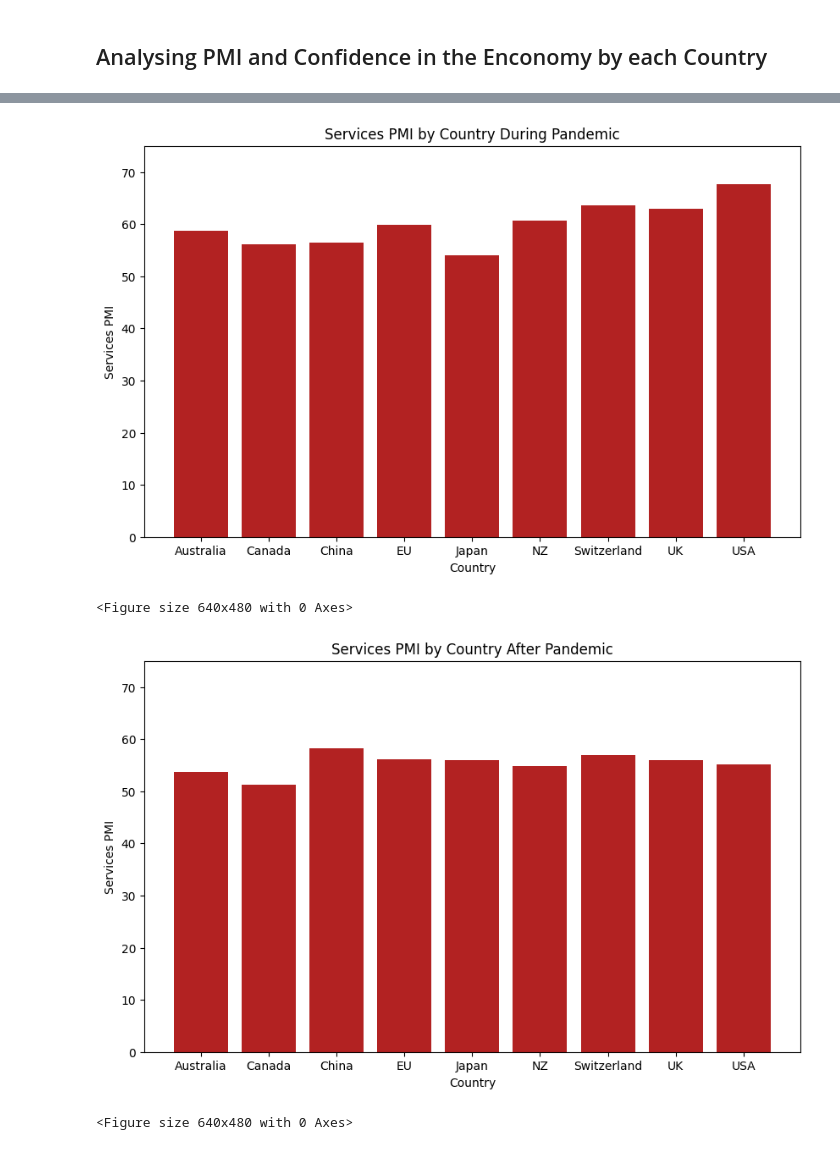
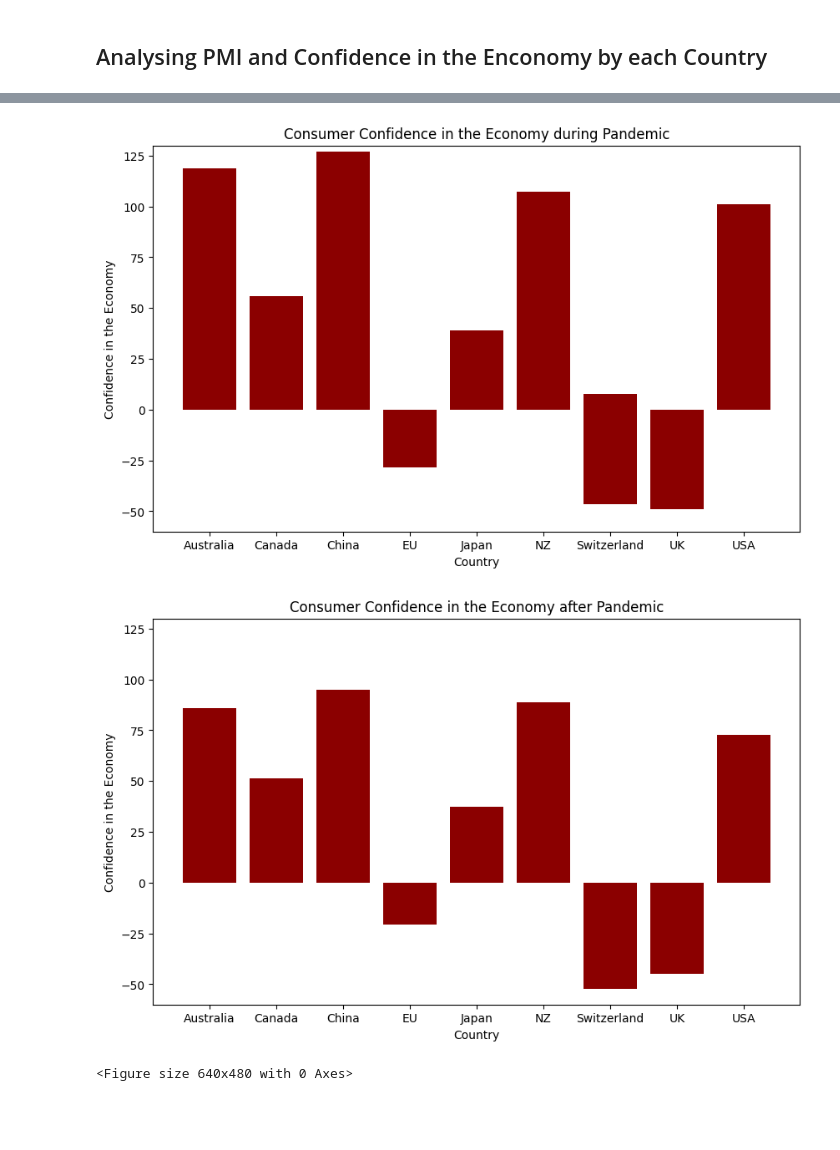
Before and after one commit to kevinmaxx2/Economic-Data-After-Covid, a Jupyter notebook: notebook.ipynb, the cells around one changed output, grey strips where cells are left out. Cells and saved outputs as stored; diff of their text form; code cells hidden in the pictures; blank space fills up the shorter version.

Commit message:
Updated more charts and deep data analysis

```diff
--- a/notebook.ipynb
+++ b/notebook.ipynb
@@ -129,27 +150,23 @@ plt.clf()
 <Figure size 640x480 with 0 Axes>
 # %%
-#First we will look data during Covid Pandemic
+#Data during Covid
 plt.figure(figsize=(10, 6))
-plt.bar(df_pandemic['country'], df_pandemic['services pmi'], color='firebrick')
+plt.bar(df_pandemic['country'], df_pandemic['consumer confidence'], color='darkred')
 plt.xlabel('Country', fontsize=10)
-plt.ylabel('Services PMI')
-plt.ylim(0, 75)
-plt.title('Services PMI by Country During Pandemic')
+plt.ylabel('Confidence in the Economy')
+plt.ylim(-60, 130)
+plt.title('Consumer Confidence in the Economy during Pandemic')
+plt.show()
+#Data after Covid
+plt.figure(figsize=(10, 6))
+plt.bar(df_after_pandemic['country'], df_after_pandemic['consumer confidence'], color='darkred')
+plt.xlabel('Country', fontsize=10)
+plt.ylabel('Confidence in the Economy')
+plt.ylim(-60, 130)
+plt.title('Consumer Confidence in the Economy after Pandemic')
 plt.show()
 plt.clf()
 # %% [output]
-[figure, old version]
+[figure, new version]
+[figure, added]
 <Figure size 640x480 with 0 Axes>
-# %%
-#Now will look data after Covid
-plt.figure(figsize=(10, 6))
-plt.bar(df_after_pandemic['country'], df_after_pandemic['services pmi'], color='firebrick')
-plt.xlabel('Country', fontsize=10)
-plt.ylabel('Services PMI')
-plt.ylim(0, 75)
-plt.title('Services PMI by Country After Pandemic')
-plt.show()
-plt.clf()
-# %% [output]
-[figure, removed]
-<Figure size 640x480 with 0 Axes>
```
Also changed, not shown: parts of 7 cells of this notebook.
